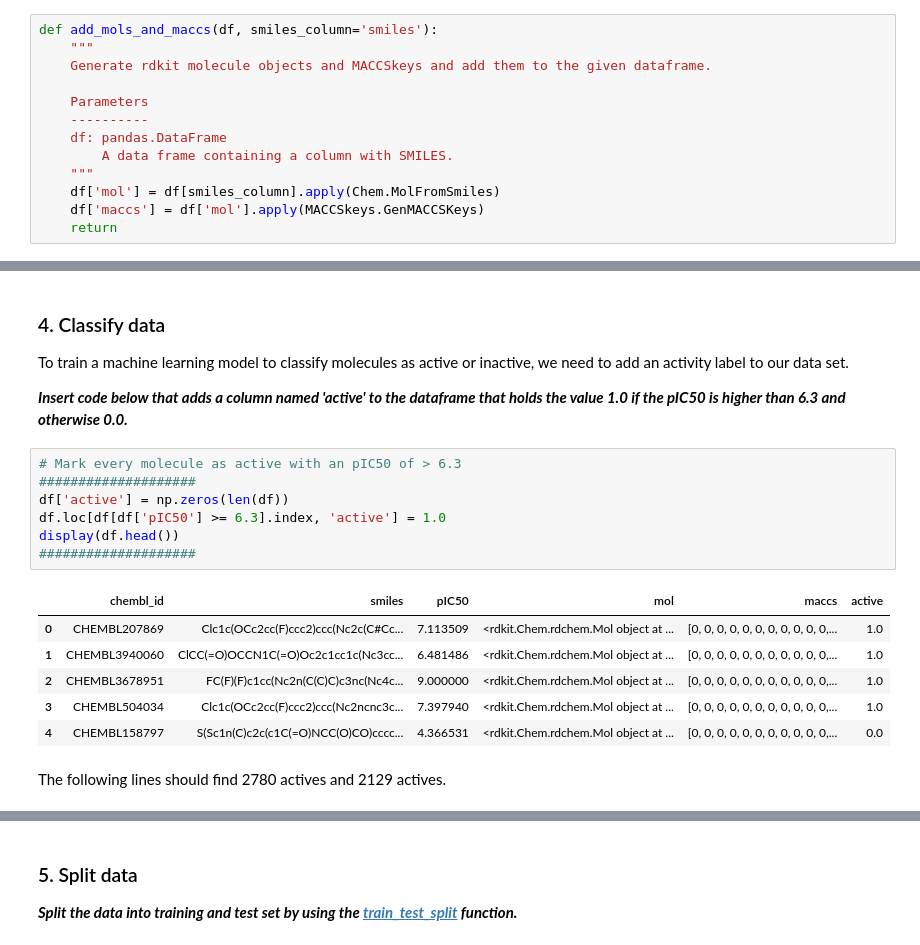
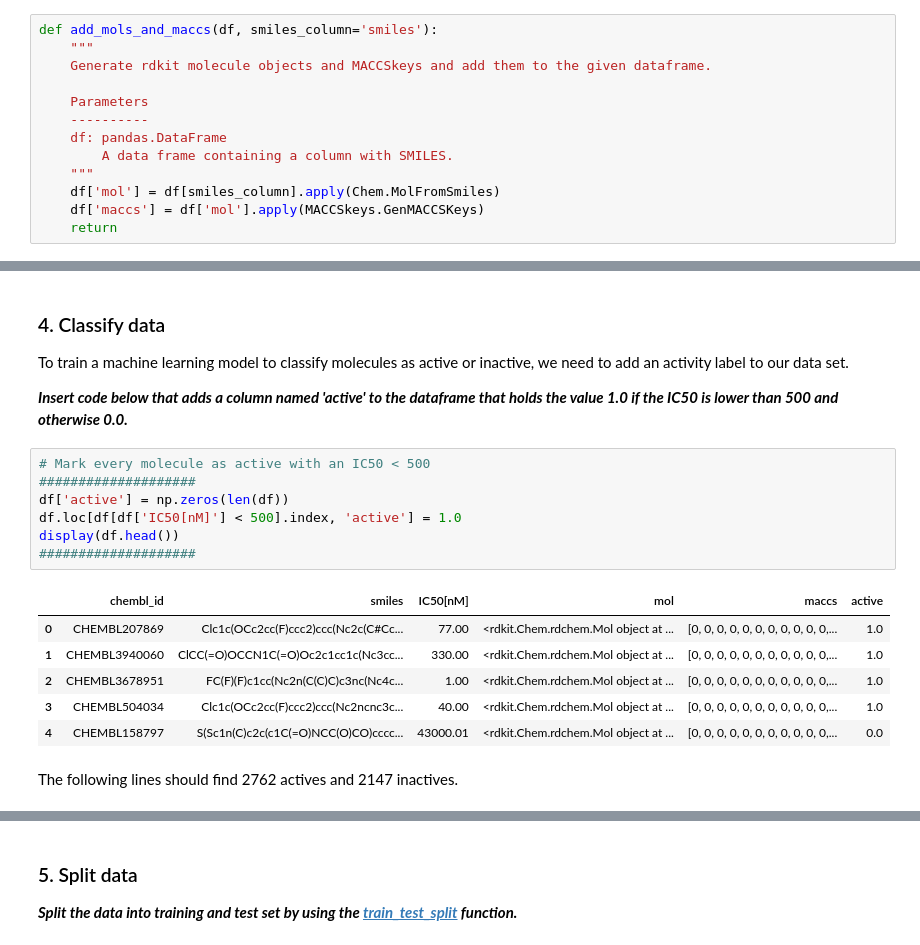
Before and after one commit to volkamerlab/ai_in_medicine, a Jupyter notebook: week2_cadd_exercise.ipynb, the cells around one changed output, grey strips where cells are left out. Cells and saved outputs as stored; diff of their text form.

Commit message:
adding SMILES example, translating pIC50 back to IC50

```diff
--- a/week2_cadd_exercise.ipynb
+++ b/week2_cadd_exercise.ipynb
@@ -195,23 +219,23 @@ display(df.head())
 
 To train a machine learning model to classify molecules as active or inactive, we need to add an activity label to our data set.
 
-***Insert code below that adds a column named 'active' to the dataframe that holds the value 1.0 if the pIC50 is higher than 6.3 and otherwise 0.0.***
+***Insert code below that adds a column named 'active' to the dataframe that holds the value 1.0 if the IC50 is lower than 500 and otherwise 0.0.***
 # %%
-# Mark every molecule as active with an pIC50 of > 6.3
+# Mark every molecule as active with an IC50 < 500
 ####################
 df['active'] = np.zeros(len(df))
-df.loc[df[df['pIC50'] >= 6.3].index, 'active'] = 1.0
+df.loc[df[df['IC50[nM]'] < 500].index, 'active'] = 1.0
 display(df.head())
 ####################
 # %% [output]
-|  | chembl_id | smiles | pIC50 | mol | maccs | active |
-| 0 | CHEMBL207869 | Clc1c(OCc2cc(F)ccc2)ccc(Nc2c(C#Cc... | 7.113509 | <rdkit.Chem.rdchem.Mol object at ... | [0, 0, 0, 0, 0, 0, 0, 0, 0, 0, 0,... | 1.0 |
-| 1 | CHEMBL3940060 | ClCC(=O)OCCN1C(=O)Oc2c1cc1c(Nc3cc... | 6.481486 | <rdkit.Chem.rdchem.Mol object at ... | [0, 0, 0, 0, 0, 0, 0, 0, 0, 0, 0,... | 1.0 |
-| 2 | CHEMBL3678951 | FC(F)(F)c1cc(Nc2n(C(C)C)c3nc(Nc4c... | 9.000000 | <rdkit.Chem.rdchem.Mol object at ... | [0, 0, 0, 0, 0, 0, 0, 0, 0, 0, 0,... | 1.0 |
-| 3 | CHEMBL504034 | Clc1c(OCc2cc(F)ccc2)ccc(Nc2ncnc3c... | 7.397940 | <rdkit.Chem.rdchem.Mol object at ... | [0, 0, 0, 0, 0, 0, 0, 0, 0, 0, 0,... | 1.0 |
-| 4 | CHEMBL158797 | S(Sc1n(C)c2c(c1C(=O)NCC(O)CO)cccc... | 4.366531 | <rdkit.Chem.rdchem.Mol object at ... | [0, 0, 0, 0, 0, 0, 0, 0, 0, 0, 0,... | 0.0 |
+|  | chembl_id | smiles | IC50[nM] | mol | maccs | active |
+| 0 | CHEMBL207869 | Clc1c(OCc2cc(F)ccc2)ccc(Nc2c(C#Cc... | 77.00 | <rdkit.Chem.rdchem.Mol object at ... | [0, 0, 0, 0, 0, 0, 0, 0, 0, 0, 0,... | 1.0 |
+| 1 | CHEMBL3940060 | ClCC(=O)OCCN1C(=O)Oc2c1cc1c(Nc3cc... | 330.00 | <rdkit.Chem.rdchem.Mol object at ... | [0, 0, 0, 0, 0, 0, 0, 0, 0, 0, 0,... | 1.0 |
+| 2 | CHEMBL3678951 | FC(F)(F)c1cc(Nc2n(C(C)C)c3nc(Nc4c... | 1.00 | <rdkit.Chem.rdchem.Mol object at ... | [0, 0, 0, 0, 0, 0, 0, 0, 0, 0, 0,... | 1.0 |
+| 3 | CHEMBL504034 | Clc1c(OCc2cc(F)ccc2)ccc(Nc2ncnc3c... | 40.00 | <rdkit.Chem.rdchem.Mol object at ... | [0, 0, 0, 0, 0, 0, 0, 0, 0, 0, 0,... | 1.0 |
+| 4 | CHEMBL158797 | S(Sc1n(C)c2c(c1C(=O)NCC(O)CO)cccc... | 43000.01 | <rdkit.Chem.rdchem.Mol object at ... | [0, 0, 0, 0, 0, 0, 0, 0, 0, 0, 0,... | 0.0 |
 # %% [markdown]
-The following lines should find 2780 actives and 2129 actives.
+The following lines should find 2762 actives and 2147 inactives.
 # %%
 print('Actives:', int(df['active'].sum()))
 print('Inactives:', int(len(df)-df['active'].sum()))
```
Also changed, not shown: parts of 14 cells of this notebook, 2 other files.
